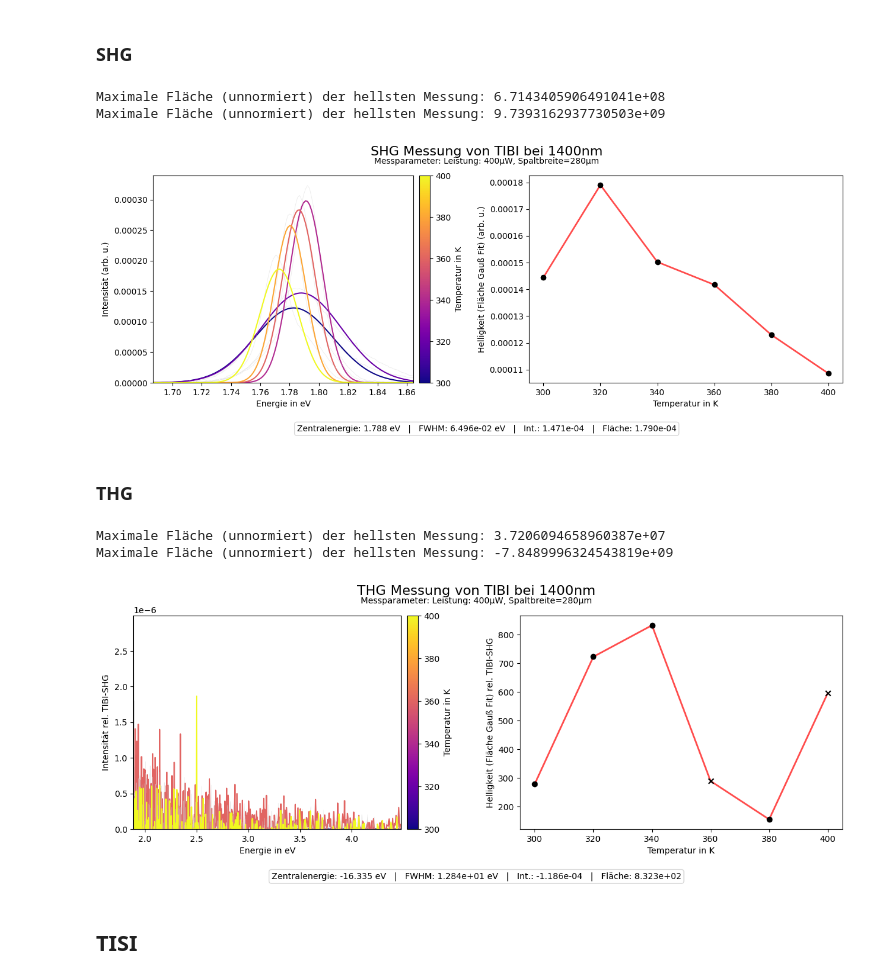
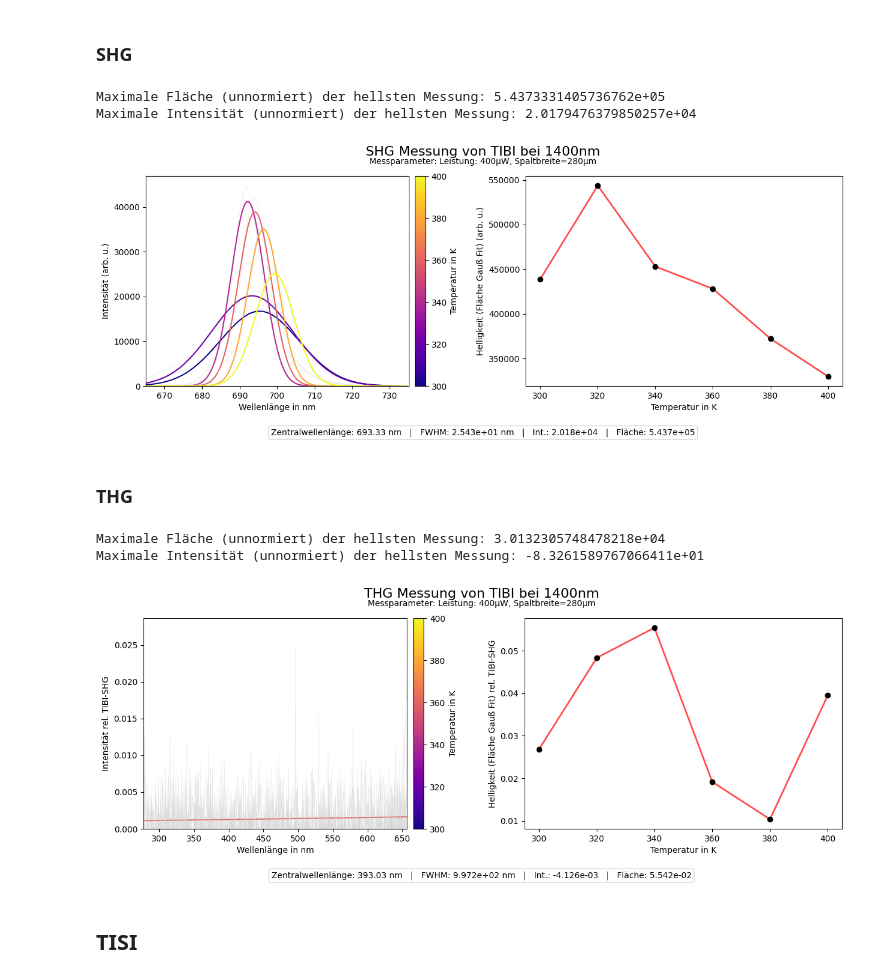
Before and after one commit to FlorianAdamczyk/auswertung_neu, a Jupyter notebook: 2025-05-27 Auswertung TCBC TBBB LNO/Auswertung mit Python.ipynb, the cells around one changed output. Saved outputs shown, nothing was run; the diff lists cells and outputs as text; code cells hidden in the pictures.

```diff
--- a/2025-05-27 Auswertung TCBC TBBB LNO/Auswertung mit Python.ipynb
+++ b/2025-05-27 Auswertung TCBC TBBB LNO/Auswertung mit Python.ipynb
@@ -67,7 +67,7 @@ def _compute_fwhm_from_discrete(x, y, ymax=None):
         return None
     return abs(right - left)
 # %%
-def NLO_plot(middle_value, difference, filepath, suptitle, filename_prefix, reference=False, compare=True, power="333µW", slit_width="210µm", plotting="energy", normalisationfactor=3.75e+12, norm_intensitaet=6.62e+13, refmeas="LNO-SHG"):
+def NLO_plot(middle_value, difference, filepath, suptitle, filename_prefix, reference=False, compare=True, power="333µW", slit_width="210µm", plotting="wavelength", normalisationfactor=3.0319909240984292e+09, norm_intensitaet=1.3130982279906036e+08, refmeas="LNO-SHG"):
     # Suffix für Dateiname wenn wavelength gepottet wird
     if plotting.lower() != "energy":
         filename_prefix += "_wavelength"
@@ -277,7 +277,7 @@ def NLO_plot(middle_value, difference, filepath, suptitle, filename_prefix, refe
 
         # Ausgabe der maximalen unnormierten Fläche
         print(f"Maximale Fläche (unnormiert) der hellsten Messung: {best.get('area'):.16e}")
-        print(f"Maximale Fläche (unnormiert) der hellsten Messung: {best.get('height'):.16e}")
+        print(f"Maximale Intensität (unnormiert) der hellsten Messung: {best.get('height'):.16e}")
         lam0 = best.get('mean', None)
         fwhm = best.get('fwhm', None)
         hoehe = best.get('height', None)
@@ -474,31 +474,34 @@ NLO_plot(
     power="400µW",
     slit_width="280µm",
     compare=False,
-    reference=False
+    reference=False,
+    normalisationfactor=1,
+    norm_intensitaet=1,
 )
 # %% [output]
-Maximale Fläche (unnormiert) der hellsten Messung: 6.7143405906491041e+08
-Maximale Fläche (unnormiert) der hellsten Messung: 9.7393162937730503e+09
+Maximale Fläche (unnormiert) der hellsten Messung: 5.4373331405736762e+05
+Maximale Intensität (unnormiert) der hellsten Messung: 2.0179476379850257e+04
-[figure, old version]
+[figure, new version]
 # %% [markdown]
 ### THG
 # %%
 NLO_plot(
     middle_value=467,
     difference=190,
     filepath='TIBI_400uW_1400nm/*.asc',
     suptitle='THG Messung von TIBI bei 1400nm',
     filename_prefix='TIBI_THG',
     power="400µW",
     slit_width="280µm",
     compare=True,
-    normalisationfactor=44702.0,
+    normalisationfactor=5.4373331405736762e+05,
+    norm_intensitaet=2.0179476379850257e+04,
     refmeas="TIBI-SHG"
 )
 # %% [output]
-Maximale Fläche (unnormiert) der hellsten Messung: 3.7206094658960387e+07
-Maximale Fläche (unnormiert) der hellsten Messung: -7.8489996324543819e+09
+Maximale Fläche (unnormiert) der hellsten Messung: 3.0132305748478218e+04
+Maximale Intensität (unnormiert) der hellsten Messung: -8.3261589767066411e+01
-[figure, old version]
+[figure, new version]
 # %% [markdown]
 ## TISI
 # %% [markdown]
```
Also changed, not shown: parts of 8 cells of this notebook, 40 other files.
